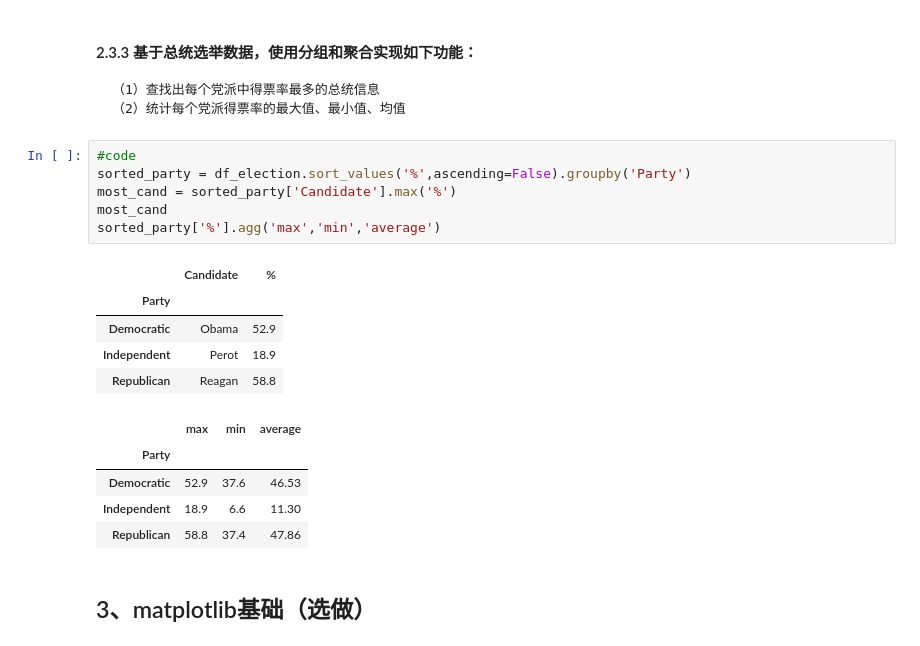
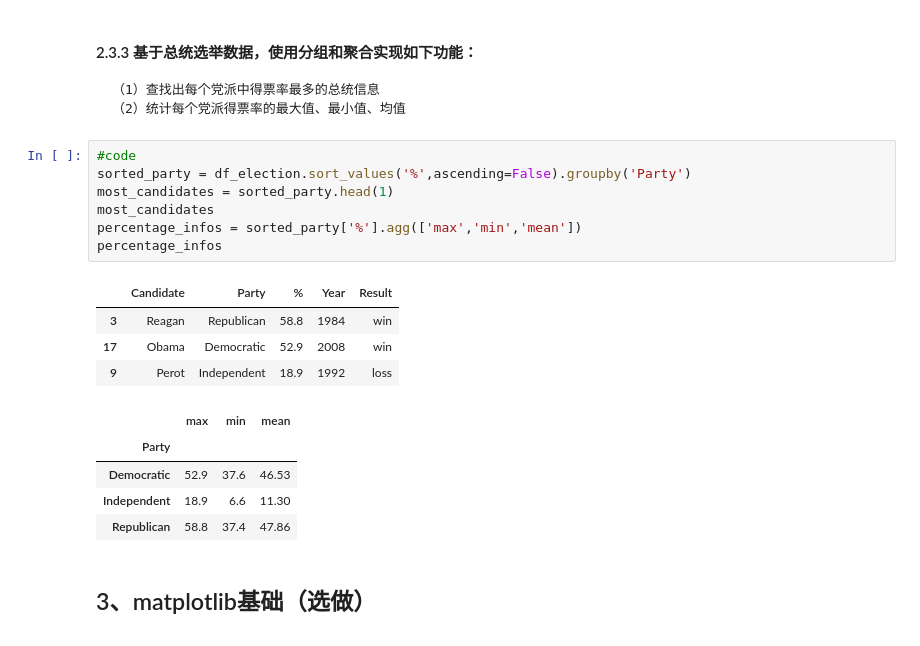
Before and after one commit to LiquMouse/Python-Programming-Homework, a Jupyter notebook: exp8/experiment_8.ipynb, the cells around one changed output. Cells and saved outputs as stored; diff of their text form.

```diff
--- a/exp8/experiment_8.ipynb
+++ b/exp8/experiment_8.ipynb
@@ -411,16 +411,16 @@ See the caveats in the documentation: https://pandas.pydata.org/pandas-docs/stab
 # %%
 #code
 sorted_party = df_election.sort_values('%',ascending=False).groupby('Party')
-most_cand = sorted_party['Candidate'].max('%')
-most_cand
-sorted_party['%'].agg('max','min','average')
+most_candidates = sorted_party.head(1)
+most_candidates
+percentage_infos = sorted_party['%'].agg(['max','min','mean'])
+percentage_infos
 # %% [output]
-|  | Candidate | % |
-| Party |  |  |
-| Democratic | Obama | 52.9 |
-| Independent | Perot | 18.9 |
-| Republican | Reagan | 58.8 |
+|  | Candidate | Party | % | Year | Result |
+| 3 | Reagan | Republican | 58.8 | 1984 | win |
+| 17 | Obama | Democratic | 52.9 | 2008 | win |
+| 9 | Perot | Independent | 18.9 | 1992 | loss |
-|  | max | min | average |
+|  | max | min | mean |
 | Party |  |  |  |
 | Democratic | 52.9 | 37.6 | 46.53 |
 | Independent | 18.9 | 6.6 | 11.30 |
```
Also changed, not shown: parts of 8 cells of this notebook, 1 other file.
